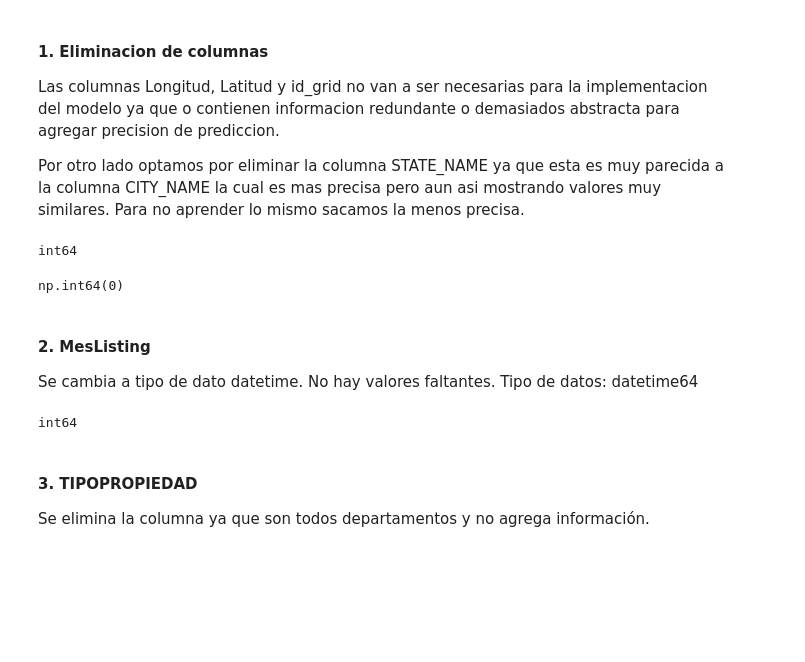
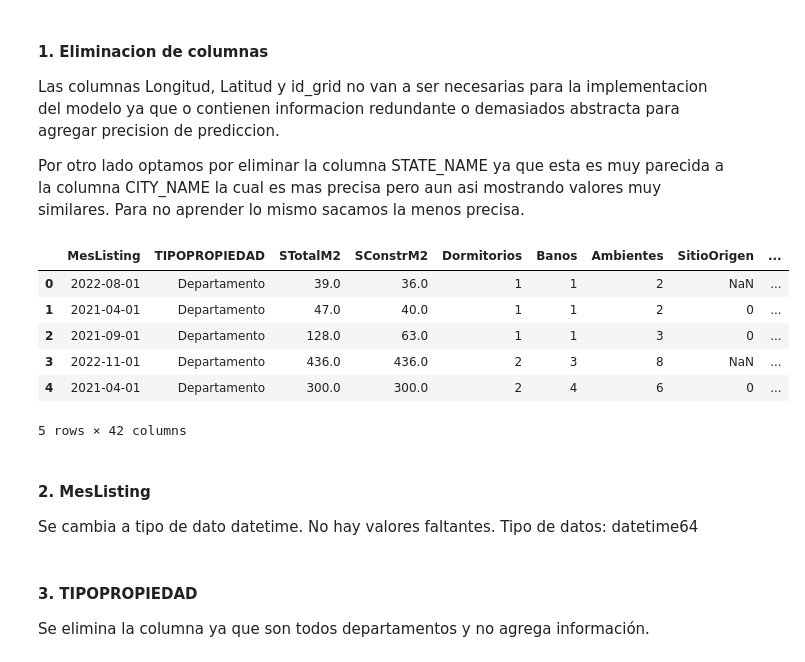
Before and after one commit to toiaalynch/TPFinalML, a Jupyter notebook: preprocesamiento.ipynb, the cells around one changed output. Saved outputs shown, nothing was run; the diff lists cells and outputs as text; code cells hidden in the pictures; blank space fills up the shorter version.

```diff
--- a/preprocesamiento.ipynb
+++ b/preprocesamiento.ipynb
@@ -8,7 +9,8 @@ import pandas as pd
 # %% [markdown]
 ### Cargar el archivo a procesar
 # %%
-df_original = pd.read_csv('alquiler_AMBA_dev.csv', low_memory=False)
+path_toia = '/Users/victoria/Desktop/alquiler_AMBA_dev.csv'
+df_original = pd.read_csv(path_toia, low_memory=False)
 df_original.head()
 # %% [output]
 |  | id_grid | MesListing | TIPOPROPIEDAD | STotalM2 | SConstrM2 | Dormitorios | Banos | Ambientes | SitioOrigen | ... |
@@ -19,7 +21,7 @@ df_original.head()
 | 4 | 57804 | 2021-04-01 | Departamento | 300.0 | 300.0 | 2 | 4 | 6 | 0 | ... |
 5 rows × 45 columns
 # %%
-df = pd.read_csv('alquiler_AMBA_dev.csv', low_memory=False)
+df = pd.read_csv(path_toia, low_memory=False)
 filas, columnas = df.shape
 print(f"El dataset tiene {filas} filas y {columnas} columnas.")
 df.head()
@@ -104,22 +106,19 @@ Las columnas Longitud, Latitud y id_grid no van a ser necesarias para la impleme
 
 Por otro lado optamos por eliminar la columna STATE_NAME ya que esta es muy parecida a la columna CITY_NAME la cual es mas precisa pero aun asi mostrando valores muy similares. Para no aprender lo mismo sacamos la menos precisa.
 # %%
-"""print(df['id_grid'].dtype)
-df['id_grid'].isnull().sum()"""
-#columnas que no importan, a chequear!!!
-df.drop(columns=['LONGITUDE'])
-df.drop(columns=['LATITUDE'])
-df.drop(columns=['id_grid'])
-df.drop(columns =['ITE_ADD_STATE_NAME'])
+df.drop(columns=['LONGITUDE'], inplace=True)
+df.drop(columns=['LATITUDE'], inplace=True)
+df.drop(columns=['id_grid'], inplace=True)
+# df.drop(columns =['ITE_ADD_STATE_NAME'],inplace=True)
+df.head()
 # %% [output]
+|  | MesListing | TIPOPROPIEDAD | STotalM2 | SConstrM2 | Dormitorios | Banos | Ambientes | SitioOrigen | ... |
+| 0 | 2022-08-01 | Departamento | 39.0 | 36.0 | 1 | 1 | 2 | NaN | ... |
+| 1 | 2021-04-01 | Departamento | 47.0 | 40.0 | 1 | 1 | 2 | 0 | ... |
+| 2 | 2021-09-01 | Departamento | 128.0 | 63.0 | 1 | 1 | 3 | 0 | ... |
+| 3 | 2022-11-01 | Departamento | 436.0 | 436.0 | 2 | 3 | 8 | NaN | ... |
+| 4 | 2021-04-01 | Departamento | 300.0 | 300.0 | 2 | 4 | 6 | 0 | ... |
-int64
+5 rows × 42 columns
-np.int64(0)
 # %% [markdown]
 #### 2. MesListing
 Se cambia a tipo de dato datetime. No hay valores faltantes. Tipo de datos: datetime64
-# %%
-"""print(df['id_grid'].dtype)
-df['id_grid'].isnull().sum()"""
-df['MesListing'] = pd.to_datetime(df['MesListing'])
-# %% [output]
-int64
```
Also changed, not shown: parts of 65 cells of this notebook, 3 other files.
